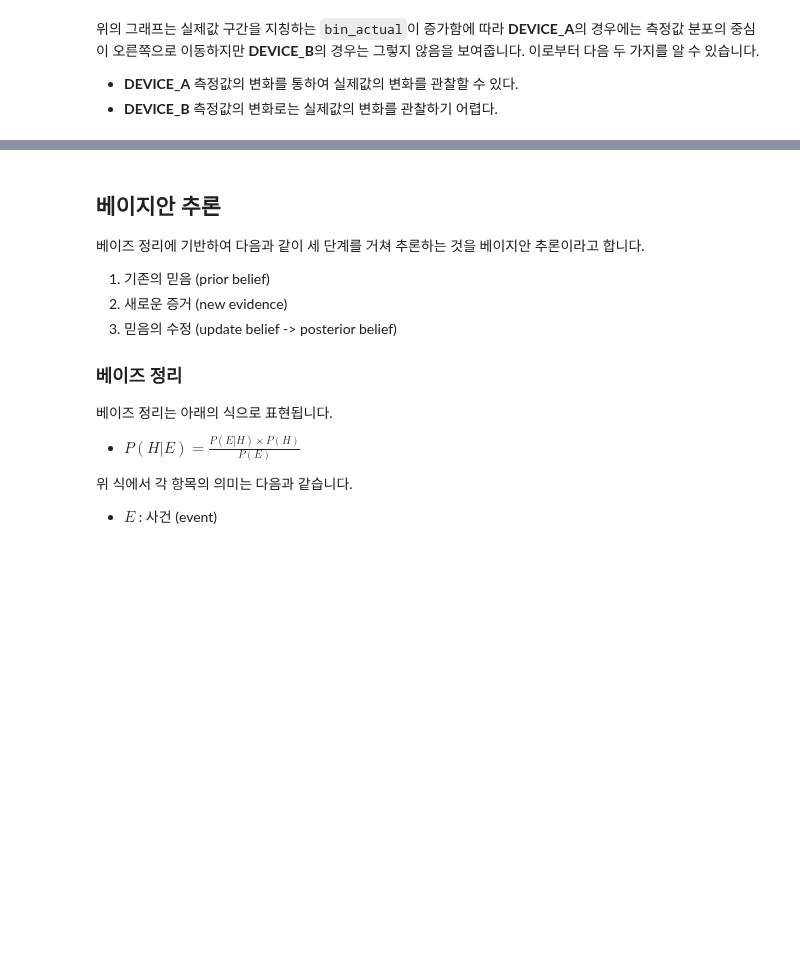
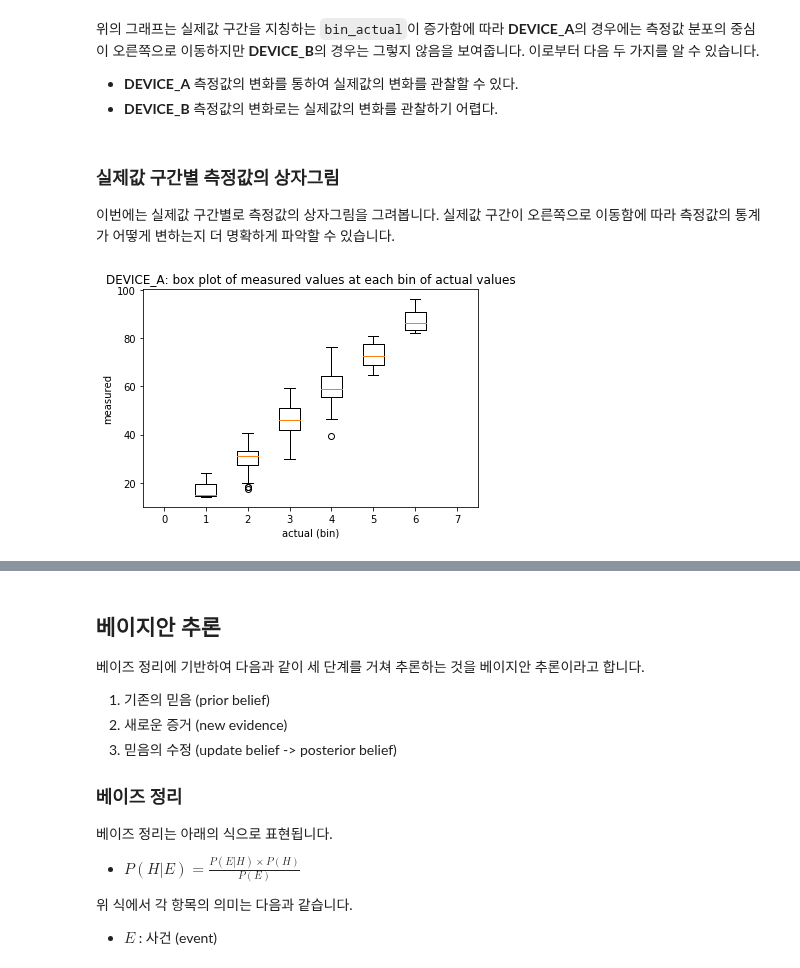
Before and after one commit to trvoid/ml-study, a Jupyter notebook: device-validation/device-validation-by-frequency-distribution-model.ipynb, the cells around one changed output, grey strips where cells are left out. Saved outputs shown, nothing was run; the diff lists cells and outputs as text; code cells hidden in the pictures; blank space fills up the shorter version.

Commit message:
Added boxplots.

```diff
--- a/device-validation/device-validation-by-frequency-distribution-model.ipynb
+++ b/device-validation/device-validation-by-frequency-distribution-model.ipynb
@@ -305,3 +305,20 @@ plt.show()
 
 * **DEVICE_A** 측정값의 변화를 통하여 실제값의 변화를 관찰할 수 있다.
 * **DEVICE_B** 측정값의 변화로는 실제값의 변화를 관찰하기 어렵다.
+# %% [markdown]
+### 실제값 구간별 측정값의 상자그림
+
+이번에는 실제값 구간별로 측정값의 상자그림을 그려봅니다. 실제값 구간이 오른쪽으로 이동함에 따라 측정값의 통계가 어떻게 변하는지 더 명확하게 파악할 수 있습니다.
+# %%
+data_for_boxplot = []
+labels = []
+for i in range(BINS_ACTUAL):
+    data_for_boxplot.append(frequency_table_a[i])
+    labels.append(i)
+plt.boxplot(data_for_boxplot, labels = labels)
+plt.xlabel('actual (bin)')
+plt.ylabel('measured')
+plt.title('DEVICE_A: box plot of measured values at each bin of actual values')
+plt.show()
+# %% [output]
+[figure, added]
```
Also changed, not shown: parts of 1 cell of this notebook, 1 other file.
